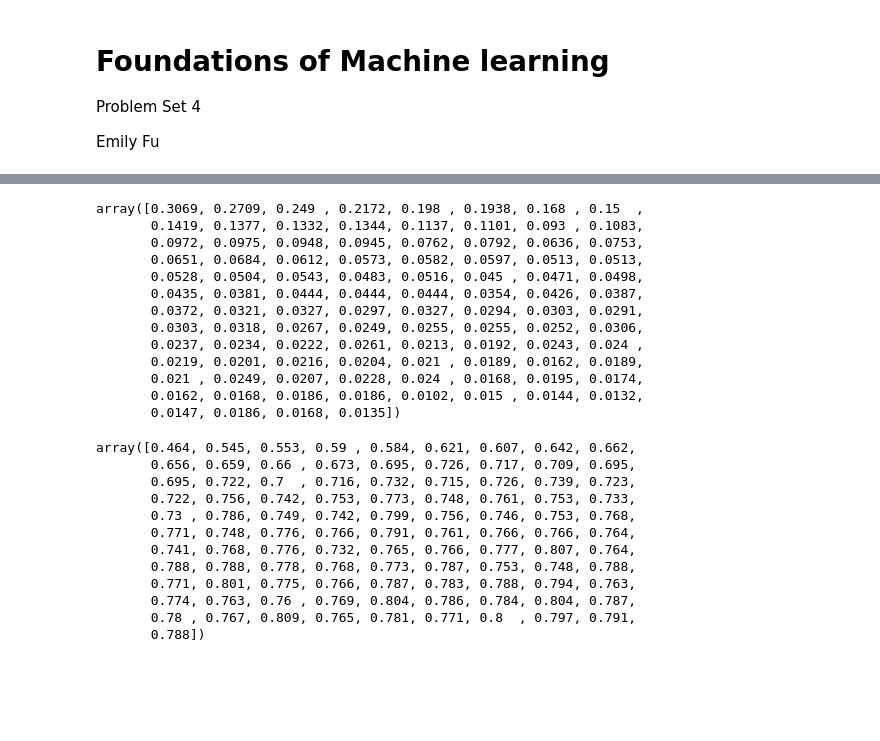
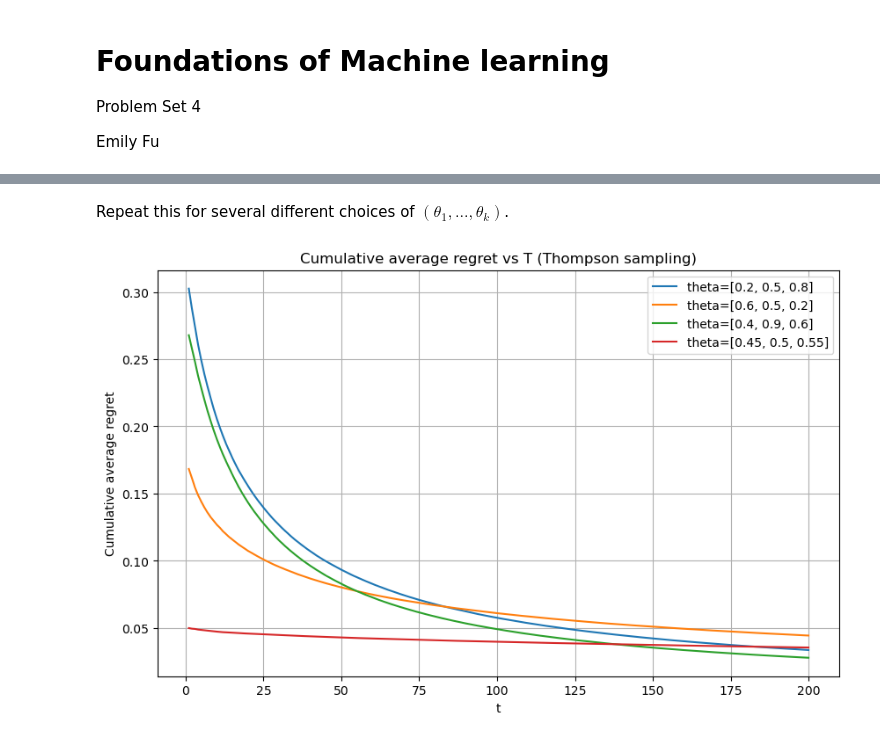
Before and after one commit to emilyfu1/assignments_ML, a Jupyter notebook: EmilyFu_A4.ipynb, the cells around one changed output, grey strips where cells are left out. Drawn from its saved outputs; the diff is of its cells as text; code cells hidden in the pictures; blank space fills up the shorter version.

```diff
--- a/EmilyFu_A4.ipynb
+++ b/EmilyFu_A4.ipynb
@@ -144,31 +152,25 @@ plt.show()
-# %%
-avg_regret_t
-# %% [output]
-array([0.3069, 0.2709, 0.249 , 0.2172, 0.198 , 0.1938, 0.168 , 0.15  ,
-       0.1419, 0.1377, 0.1332, 0.1344, 0.1137, 0.1101, 0.093 , 0.1083,
-       0.0972, 0.0975, 0.0948, 0.0945, 0.0762, 0.0792, 0.0636, 0.0753,
-       0.0651, 0.0684, 0.0612, 0.0573, 0.0582, 0.0597, 0.0513, 0.0513,
-       0.0528, 0.0504, 0.0543, 0.0483, 0.0516, 0.045 , 0.0471, 0.0498,
-       0.0435, 0.0381, 0.0444, 0.0444, 0.0444, 0.0354, 0.0426, 0.0387,
-       0.0372, 0.0321, 0.0327, 0.0297, 0.0327, 0.0294, 0.0303, 0.0291,
-       0.0303, 0.0318, 0.0267, 0.0249, 0.0255, 0.0255, 0.0252, 0.0306,
-       0.0237, 0.0234, 0.0222, 0.0261, 0.0213, 0.0192, 0.0243, 0.024 ,
-       0.0219, 0.0201, 0.0216, 0.0204, 0.021 , 0.0189, 0.0162, 0.0189,
-       0.021 , 0.0249, 0.0207, 0.0228, 0.024 , 0.0168, 0.0195, 0.0174,
-       0.0162, 0.0168, 0.0186, 0.0186, 0.0102, 0.015 , 0.0144, 0.0132,
-       0.0147, 0.0186, 0.0168, 0.0135])
-# %%
-avg_Y_t
-# %% [output]
-array([0.464, 0.545, 0.553, 0.59 , 0.584, 0.621, 0.607, 0.642, 0.662,
-       0.656, 0.659, 0.66 , 0.673, 0.695, 0.726, 0.717, 0.709, 0.695,
-       0.695, 0.722, 0.7  , 0.716, 0.732, 0.715, 0.726, 0.739, 0.723,
-       0.722, 0.756, 0.742, 0.753, 0.773, 0.748, 0.761, 0.753, 0.733,
-       0.73 , 0.786, 0.749, 0.742, 0.799, 0.756, 0.746, 0.753, 0.768,
-       0.771, 0.748, 0.776, 0.766, 0.791, 0.761, 0.766, 0.766, 0.764,
-       0.741, 0.768, 0.776, 0.732, 0.765, 0.766, 0.777, 0.807, 0.764,
-       0.788, 0.788, 0.778, 0.768, 0.773, 0.787, 0.753, 0.748, 0.788,
-       0.771, 0.801, 0.775, 0.766, 0.787, 0.783, 0.788, 0.794, 0.763,
-       0.774, 0.763, 0.76 , 0.769, 0.804, 0.786, 0.784, 0.804, 0.787,
-       0.78 , 0.767, 0.809, 0.765, 0.781, 0.771, 0.8  , 0.797, 0.791,
-       0.788])
+# %% [markdown]
+Repeat this for several different choices of $(\theta_{1},...,\theta_{k})$.
+# %%
+# some thetas
+thetas = [[0.2, 0.5, 0.8], [0.6, 0.5, 0.2], [0.4, 0.9, 0.6], [0.45, 0.5, 0.55]]
+
+T = 200
+R = 10000
+
+plt.figure(figsize=(10, 6))
+x = np.arange(1, T + 1)
+
+# calculate cumulative average regret for all thetas and plot them on the same graph
+for i, theta in enumerate(thetas):
+    avg_cumavg_regret_t = evaluate_bandit(T, theta, R, seed=seed + 10_000 * i)[-1]
+    plt.plot(x, avg_cumavg_regret_t, label=f'theta={theta}')
+
+plt.xlabel('t')
+plt.ylabel('Cumulative average regret')
+plt.title('Cumulative average regret vs T (Thompson sampling)')
+plt.legend()
+plt.grid(True)
+plt.show()
+# %% [output]
+[figure, added]
```
Also changed, not shown: parts of 9 cells of this notebook.
